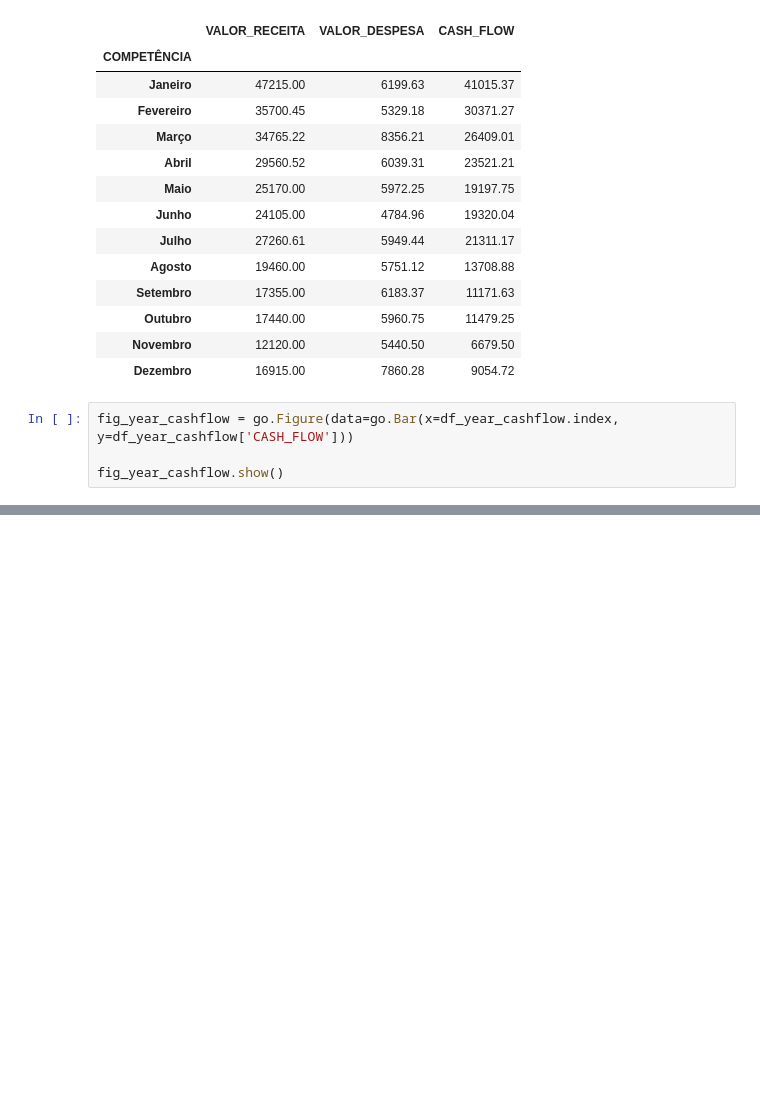
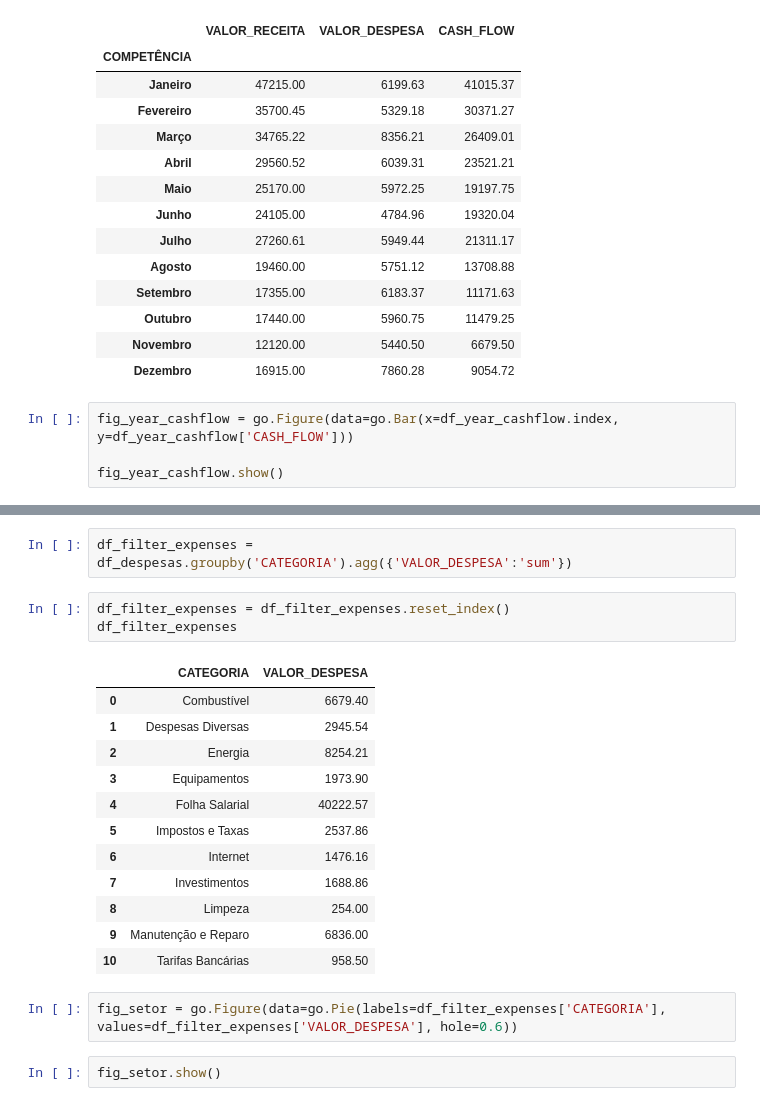
Before and after one commit to talesaraujoc/mrleague_dashboard_controle_financeiro, a Jupyter notebook: notebook.ipynb, the cells around one changed output, grey strips where cells are left out. Saved outputs shown, nothing was run; the diff lists cells and outputs as text; blank space fills up the shorter version.

```diff
--- a/notebook.ipynb
+++ b/notebook.ipynb
@@ -162,0 +179,22 @@ fig_year_cashflow.show()
+# %%
+df_filter_expenses = df_despesas.groupby('CATEGORIA').agg({'VALOR_DESPESA':'sum'})
+# %%
+df_filter_expenses = df_filter_expenses.reset_index()
+df_filter_expenses
+# %% [output]
+|  | CATEGORIA | VALOR_DESPESA |
+| 0 | Combustível | 6679.40 |
+| 1 | Despesas Diversas | 2945.54 |
+| 2 | Energia | 8254.21 |
+| 3 | Equipamentos | 1973.90 |
+| 4 | Folha Salarial | 40222.57 |
+| 5 | Impostos e Taxas | 2537.86 |
+| 6 | Internet | 1476.16 |
+| 7 | Investimentos | 1688.86 |
+| 8 | Limpeza | 254.00 |
+| 9 | Manutenção e Reparo | 6836.00 |
+| 10 | Tarifas Bancárias | 958.50 |
+# %%
+fig_setor = go.Figure(data=go.Pie(labels=df_filter_expenses['CATEGORIA'], values=df_filter_expenses['VALOR_DESPESA'], hole=0.6))
+# %%
+fig_setor.show()
```
Also changed, not shown: parts of 3 cells of this notebook, 1 other file.
